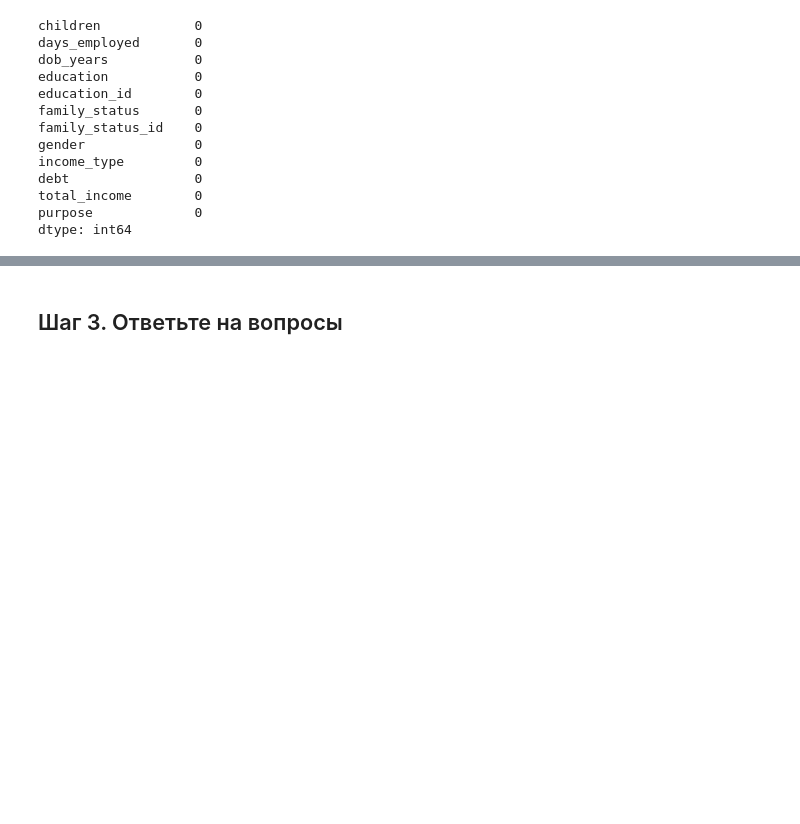
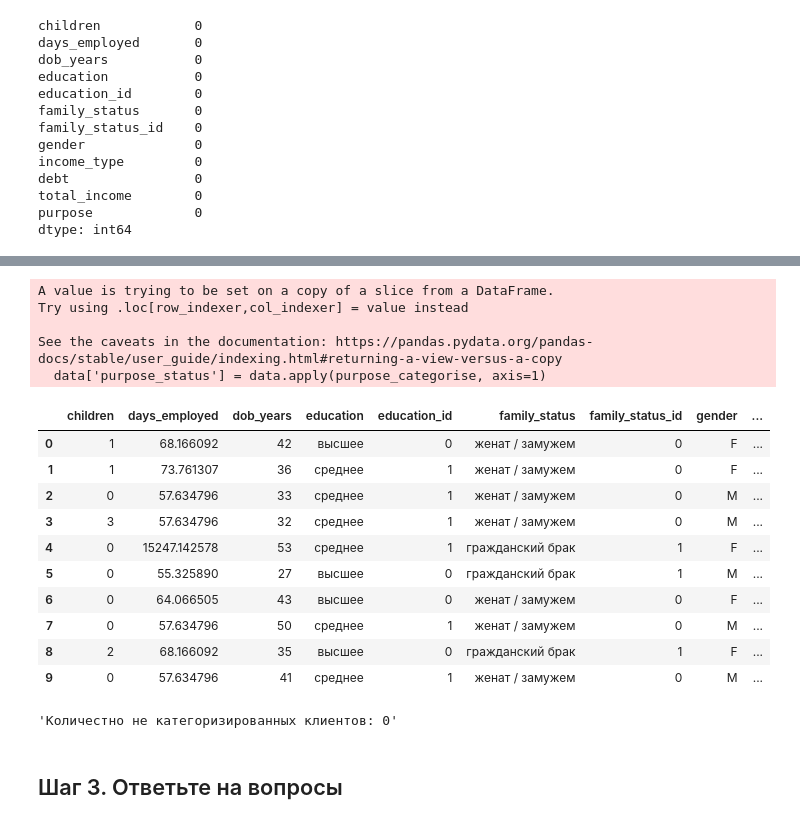
Before and after one commit to versus666jzx/practicum_ds, a Jupyter notebook: module_2/notebooks/credit_scoring.ipynb, the cells around one changed output, grey strips where cells are left out. Saved outputs shown, nothing was run; the diff lists cells and outputs as text; code cells hidden in the pictures; blank space fills up the shorter version.

```diff
--- a/module_2/notebooks/credit_scoring.ipynb
+++ b/module_2/notebooks/credit_scoring.ipynb
@@ -428,3 +681,54 @@ data[data.duplicated()]
+# %%
+# функция категоризации по цели кредита
+def purpose_categorise(row):
+    purpouse = row['purpose']
+
+    if 'свадьб' in purpouse:
+        return 'свадьба'
+
+    elif 'жил' in purpouse or 'недвижим' in purpouse:
+        if 'коммерческой' in purpouse:
+            return 'коммерция'
+        return 'жилье'
+
+    elif 'ремонт' in purpouse:
+        return 'ремонт'
+
+    elif 'образован' in purpouse:
+        return 'образование'
+
+    elif 'автомоб' in purpouse:
+        return 'авто'
+
+    else: return 'не_определено'
+
+# категоризируем клиентов по цели кредита
+data['purpose_status'] = data.apply(purpose_categorise, axis=1)
+
+# проверим что код отработал корректно
+data.head(10)
+# %% [output]
+A value is trying to be set on a copy of a slice from a DataFrame.
+Try using .loc[row_indexer,col_indexer] = value instead
+
+See the caveats in the documentation: https://pandas.pydata.org/pandas-docs/stable/user_guide/indexing.html#returning-a-view-versus-a-copy
+  data['purpose_status'] = data.apply(purpose_categorise, axis=1)
+|  | children | days_employed | dob_years | education | education_id | family_status | family_status_id | gender | ... |
+| 0 | 1 | 68.166092 | 42 | высшее | 0 | женат / замужем | 0 | F | ... |
+| 1 | 1 | 73.761307 | 36 | среднее | 1 | женат / замужем | 0 | F | ... |
+| 2 | 0 | 57.634796 | 33 | среднее | 1 | женат / замужем | 0 | M | ... |
+| 3 | 3 | 57.634796 | 32 | среднее | 1 | женат / замужем | 0 | M | ... |
+| 4 | 0 | 15247.142578 | 53 | среднее | 1 | гражданский брак | 1 | F | ... |
+| 5 | 0 | 55.325890 | 27 | высшее | 0 | гражданский брак | 1 | M | ... |
+| 6 | 0 | 64.066505 | 43 | высшее | 0 | женат / замужем | 0 | F | ... |
+| 7 | 0 | 57.634796 | 50 | среднее | 1 | женат / замужем | 0 | M | ... |
+| 8 | 2 | 68.166092 | 35 | высшее | 0 | гражданский брак | 1 | F | ... |
+| 9 | 0 | 57.634796 | 41 | среднее | 1 | женат / замужем | 0 | M | ... |
+# %%
+# убедимся, что категоризировали всех клиентов
+display(f"Количестно не категоризированных клиентов: {len(data[data['purpose_status'] == 'не_определено'])}")
+# %% [output]
+'Количестно не категоризированных клиентов: 0'
 # %% [markdown]
 ## Шаг 3. Ответьте на вопросы
 # %% [markdown]
```
Also changed, not shown: parts of 59 cells of this notebook.
